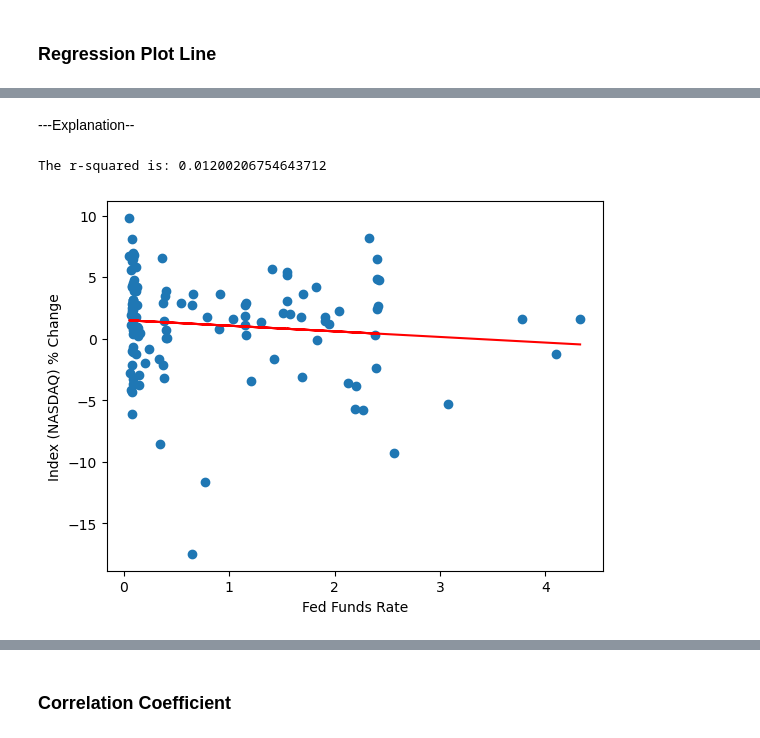
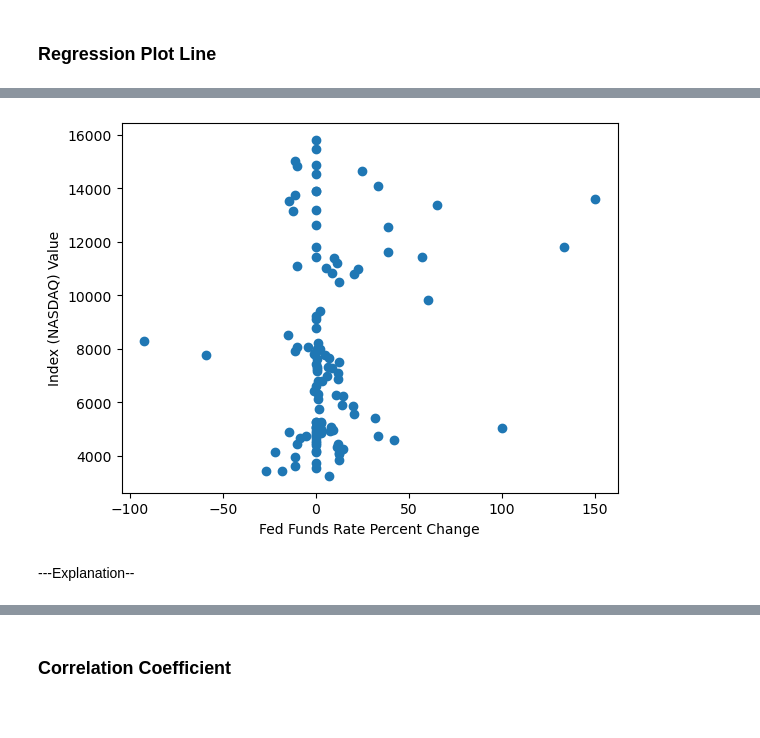
Before and after one commit to SantDRS/project1, a Jupyter notebook: G1P1_DataVisualizations_JS.ipynb, the cells around one changed output, grey strips where cells are left out. Saved outputs shown, nothing was run; the diff lists cells and outputs as text; code cells hidden in the pictures.

```diff
--- a/G1P1_DataVisualizations_JS.ipynb
+++ b/G1P1_DataVisualizations_JS.ipynb
@@ -85,25 +105,12 @@ plt.show()
+# %%
+ # Plot out rooms versus median house price
+x_values = ci_df['Fed Funds Rate Percent Change']
+y_values = ci_df['NASDAQ Value']
+plt.scatter(x_values,y_values)
+plt.xlabel('Fed Funds Rate Percent Change')
+plt.ylabel('Index (NASDAQ) Value')
+plt.show()
+# %% [output]
+[figure, added]
 # %% [markdown]
 ---Explanation--
-# %%
-# Regression plot
-
-# Values
-x_values = ci_df['Fed Funds Rate']
-y_values = ci_df['NASDAQ Percent Change']
-
-# Regression
-(slope, intercept, rvalue, pvalue, stderr) = linregress(x_values, y_values)
-regress_values = x_values * slope + intercept
-line_eq = "y = " + str(round(slope,2)) + "x + " + str(round(intercept,2))
-
-# Plot
-plt.scatter(x_values,y_values)
-plt.plot(x_values,regress_values,"r-")
-plt.xlabel('Fed Funds Rate')
-plt.ylabel('Index (NASDAQ) % Change')
-plt.annotate(line_eq,(5.8,0.8),fontsize=15,color="red")
-print(f"The r-squared is: {rvalue**2}")
-plt.show()
-# %% [output]
-The r-squared is: 0.01200206754643712
-[figure, removed]
```
Also changed, not shown: parts of 12 cells of this notebook, 2 other files.
